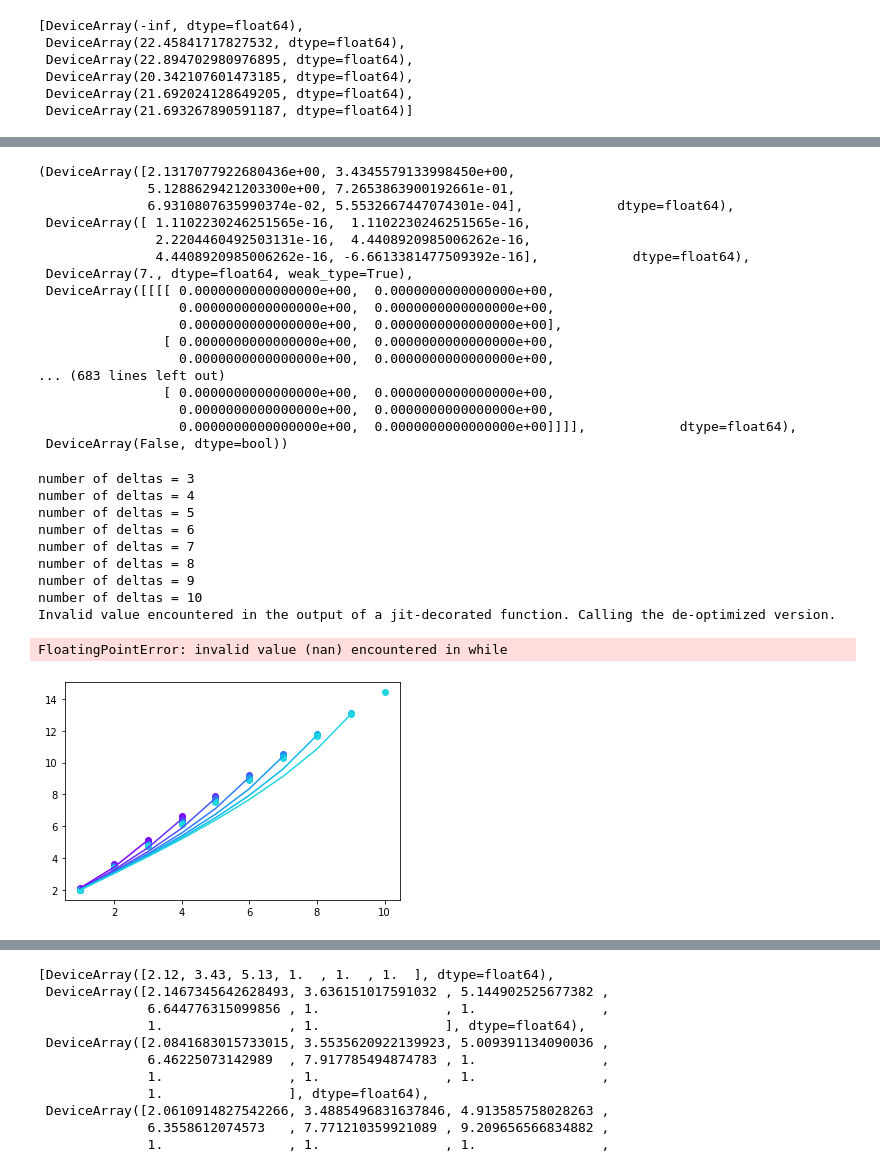
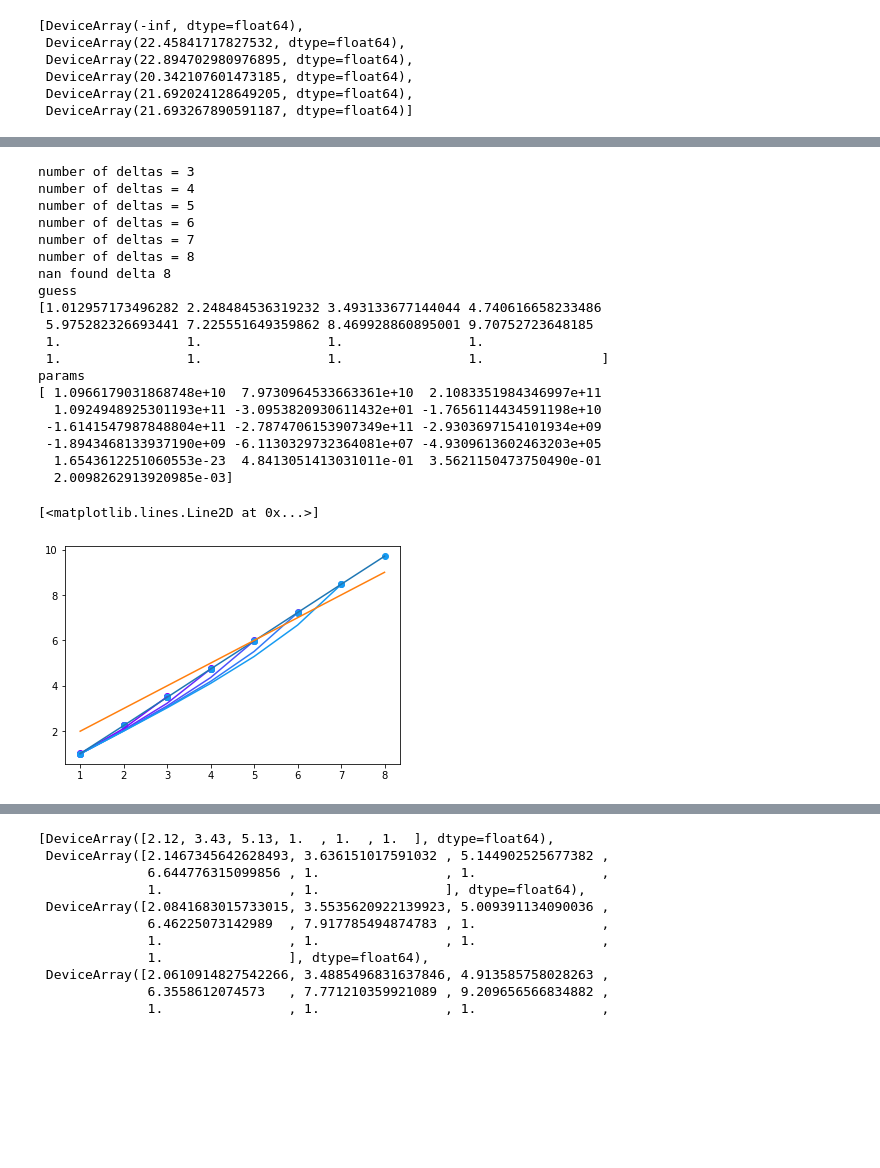
Before and after one commit to dgan181/modular-boostrap, a Jupyter notebook: boots.ipynb, the cells around one changed output, grey strips where cells are left out. Cells and saved outputs as stored; diff of their text form; code cells hidden in the pictures; blank space fills up the shorter version.

```diff
--- a/boots.ipynb
+++ b/boots.ipynb
@@ -253,5 +367,5 @@ rhos = jnp.array([1]*3, dtype=float)
 # %%
 newt_rap_f = partial(newton_rap,primal)
 # %%
-deltas = jnp.array([2.1,3.4,5.1], dtype=float)
+# deltas = jnp.array([2,3.,5.], dtype=float)
 out = newt_rap_f(jnp.concatenate((deltas,rhos)))
@@ -257,0 +417,14 @@ out = newt_rap_f(jnp.concatenate((deltas,rhos)))
+# %%
+def hessian_around_x(v):
+    deltas = jnp.array([2.0350381802830926e+00, 3.1137220531908305e+00,
+              4.2770916146359808e+00, 5.5802827105955455e+00,
+              7.2134024986546702e+00, 9.0861644193223920e+00,], dtype=float)
+    deltas = deltas.at[-1].set(v)
+    rhos = jnp.array([7.0156142248953335e-01, 1.1793347523661235e-01,
+              5.3012136027625152e-03, 7.8741245069605828e-05,
+              3.0831266291151847e-07, 1.4004045035709713e-10])
+    params = jnp.concatenate((deltas,rhos))
+    f = primal
+    Jf = jit(jacfwd(f))
+    Hf = jax.hessian(f)
+    return jnp.linalg.norm(f(params))/12, jnp.abs(jnp.linalg.det(Jf(params))), jnp.abs(jnp.linalg.det(Hf(params)))
@@ -257,0 +451,6 @@ out = newt_rap_f(jnp.concatenate((deltas,rhos)))
+# %%
+true_val = 9.0861644193223920
+scale = 12
+shift = 0.1
+xs = random.uniform(keys[1], (100,))*scale + shift
+fs,js, hs = vmap(hessian_around_x)(xs)
@@ -257,0 +467,7 @@ out = newt_rap_f(jnp.concatenate((deltas,rhos)))
+# %%
+color = iter(cm.rainbow(np.linspace(0, 1, 20)))
+for i in range(12):
+    col = next(color)
+    plt.scatter(xs, hs[:,i], label=f"{i}", color = col)
+plt.legend()
+plt.yscale("log")
@@ -299,21 +623 @@ DeviceArray([-1.0227695425576850e+00, -2.9091554769558064e+05,
-# %%
-out
-# %% [output]
-(DeviceArray([2.1317077922680436e+00, 3.4345579133998450e+00,
-              5.1288629421203300e+00, 7.2653863900192661e-01,
-              6.9310807635990374e-02, 5.5532667447074301e-04],            dtype=float64),
- DeviceArray([ 1.1102230246251565e-16,  1.1102230246251565e-16,
-               2.2204460492503131e-16,  4.4408920985006262e-16,
-               4.4408920985006262e-16, -6.6613381477509392e-16],            dtype=float64),
- DeviceArray(7., dtype=float64, weak_type=True),
- DeviceArray([[[[ 0.0000000000000000e+00,  0.0000000000000000e+00,
-                  0.0000000000000000e+00,  0.0000000000000000e+00,
-                  0.0000000000000000e+00,  0.0000000000000000e+00],
-                [ 0.0000000000000000e+00,  0.0000000000000000e+00,
-                  0.0000000000000000e+00,  0.0000000000000000e+00,
-... (683 lines left out)
-                [ 0.0000000000000000e+00,  0.0000000000000000e+00,
-                  0.0000000000000000e+00,  0.0000000000000000e+00,
-                  0.0000000000000000e+00,  0.0000000000000000e+00]]]],            dtype=float64),
- DeviceArray(False, dtype=bool))
 # %%
@@ -407,7 +710,7 @@ def guess_generator(dnm1, dn, fixed_point=1):
 laguerre_deltas = vmap(laguerre_at_x, in_axes = (None, 0), out_axes=1)
 color = iter(cm.rainbow(np.linspace(0, 1, 20)))
 
-c = 12
+c = 4
 x = -(c-1)/12
 
 list_losses = []
@@ -421,7 +724,7 @@ params = params.flatten()
 list_guesses.append(params)
 rng = random.PRNGKey(1)
 keys = random.split(rng, 2)
-
+nr_primal = partial(newton_rap,primal)
 for p in range(4,12):
     col = next(color)
     print(f"number of deltas = {p-1}")
@@ -431,7 +734,7 @@ for p in range(4,12):
     params, *others = nr_primal(x0 = params)
 
 
-    if others[2]:
+    if others[-1]:
         print(f"nan found delta {p-1}")
         print("guess")
         print(guess)
@@ -451,35 +754,45 @@ for p in range(4,12):
 
     x_ind = jnp.arange(1,p, dtype= float)
     plt.plot(x_ind,deltas, color=col)
 
     amus = jnp.ones(p, dtype=float)*k
     scale = (deltas[r] - deltas[0])/(r)
 
     keys = random.split(keys[1],2)
 
 
     new_deltas = (scale * (jnp.arange(p)) + deltas[0] ) + random.uniform(keys[1], jnp.arange(p).shape) * 0.1/p
 
 
     x_ind = jnp.arange(1,p+1, dtype= float)
     plt.scatter(x_ind,new_deltas, color = col)
     params = jnp.array([new_deltas,amus]).flatten()
     list_guesses.append(params)
     if p == 11:
         print("guess")
         print(params)
 
 plt.plot(x_ind,new_deltas)
 plt.plot(x_ind, 1 + x_ind)
 # %% [output]
 number of deltas = 3
 number of deltas = 4
 number of deltas = 5
 number of deltas = 6
 number of deltas = 7
 number of deltas = 8
-number of deltas = 9
-number of deltas = 10
-Invalid value encountered in the output of a jit-decorated function. Calling the de-optimized version.
+nan found delta 8
+guess
+[1.012957173496282 2.248484536319232 3.493133677144044 4.740616658233486
+ 5.975282326693441 7.225551649359862 8.469928860895001 9.70752723648185
+ 1.                1.                1.                1.
+ 1.                1.                1.                1.               ]
+params
+[ 1.0966179031868748e+10  7.9730964533663361e+10  2.1083351984346997e+11
+  1.0924948925301193e+11 -3.0953820930611432e+01 -1.7656114434591198e+10
+ -1.6141547987848804e+11 -2.7874706153907349e+11 -2.9303697154101934e+09
+ -1.8943468133937190e+09 -6.1130329732364081e+07 -4.9309613602463203e+05
+  1.6543612251060553e-23  4.8413051413031011e-01  3.5621150473750490e-01
+  2.0098262913920985e-03]
-FloatingPointError: invalid value (nan) encountered in while
+[<matplotlib.lines.Line2D at 0x...>]
-[figure, old version]
+[figure, new version]
```
Also changed, not shown: parts of 48 cells of this notebook, 3 other files.
